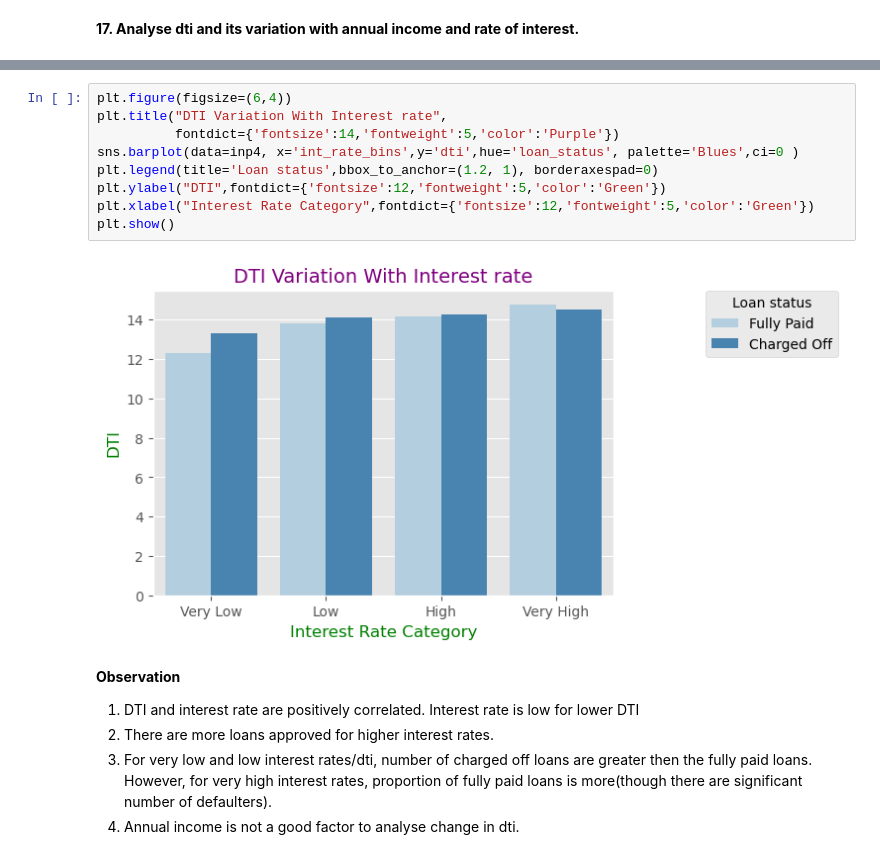
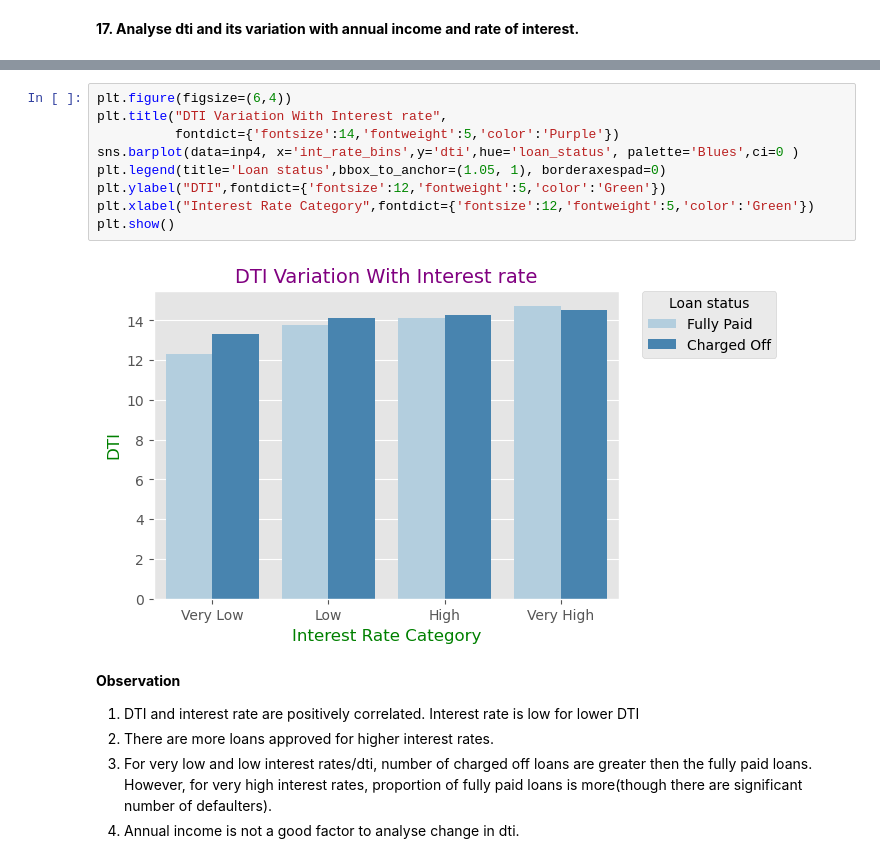
Before and after one commit to andrea-naz7/Lending_CaseStudy, a Jupyter notebook: Andrea_Shagun.ipynb, the cells around one changed output, grey strips where cells are left out. Cells and saved outputs as stored; diff of their text form.

```diff
--- a/Andrea_Shagun.ipynb
+++ b/Andrea_Shagun.ipynb
@@ -1475,14 +1478,14 @@ plt.show()
 # %%
 plt.figure(figsize=(6,4))
 plt.title("DTI Variation With Interest rate",
           fontdict={'fontsize':14,'fontweight':5,'color':'Purple'})
 sns.barplot(data=inp4, x='int_rate_bins',y='dti',hue='loan_status', palette='Blues',ci=0 )
-plt.legend(title='Loan status',bbox_to_anchor=(1.2, 1), borderaxespad=0)
+plt.legend(title='Loan status',bbox_to_anchor=(1.05, 1), borderaxespad=0)
 plt.ylabel("DTI",fontdict={'fontsize':12,'fontweight':5,'color':'Green'})
 plt.xlabel("Interest Rate Category",fontdict={'fontsize':12,'fontweight':5,'color':'Green'})
 plt.show()
 # %% [output]
-[figure, old version]
+[figure, new version]
 # %% [markdown]
 **Observation**<br>
 1. DTI and interest rate are positively correlated. Interest rate is low for lower DTI
```
Also changed, not shown: parts of 7 cells of this notebook.
